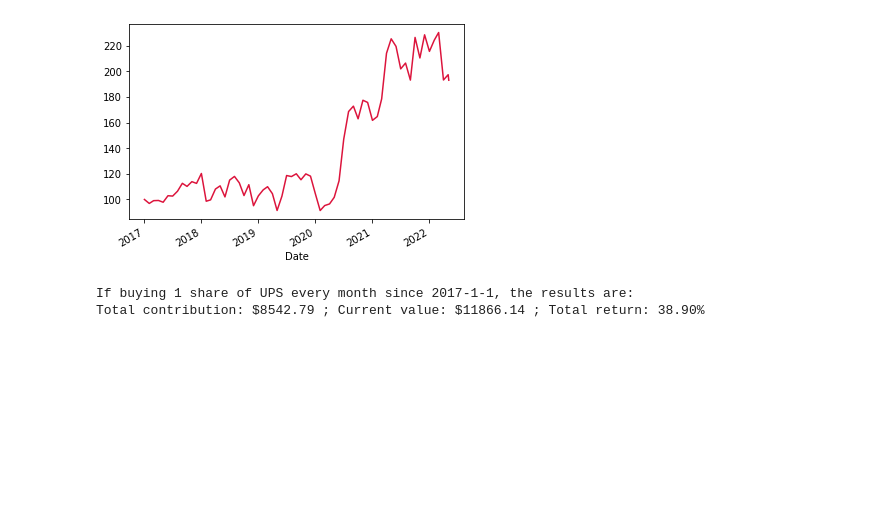
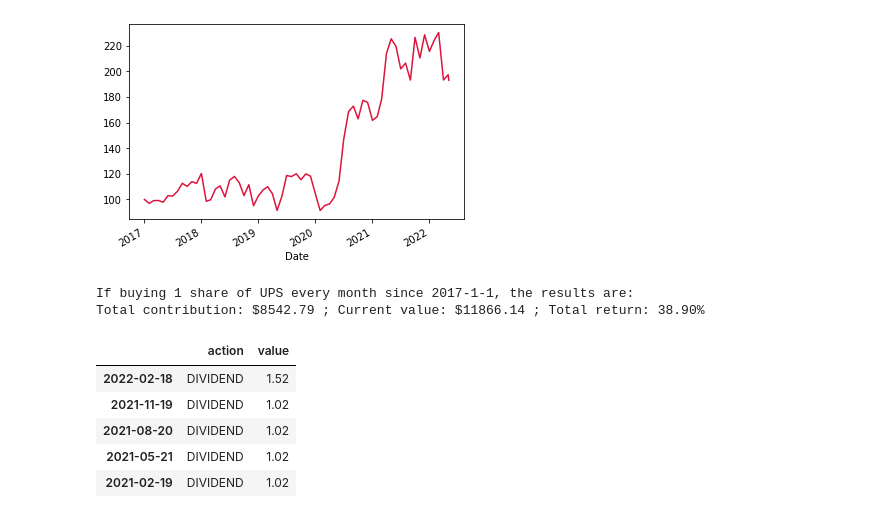
Before and after one commit to KuoLiang-hub/simulate-efficient-frontier-3tickers, a Jupyter notebook: single_stock_simple_analysis.ipynb, the cells around one changed output. Cells and saved outputs as stored; diff of their text form; code cells hidden in the pictures; blank space fills up the shorter version.

```diff
--- a/constanct-inv.ipynb
+++ b/single_stock_simple_analysis.ipynb
@@ -43,3 +44,17 @@ print(f"Total contribution: ${contribution :.2f} ; Current value: ${value :.2f}
 # %% [output]
 If buying 1 share of UPS every month since 2017-1-1, the results are:
 Total contribution: $8542.79 ; Current value: $11866.14 ; Total return: 38.90%
+# %%
+# dividend analysis
+
+dividends = pd.DataFrame()
+
+dividends = wb.DataReader(ticker,data_source = 'yahoo-dividends',start = start_date,) #use yahoo-actions see split.
+dividends.head()
+# %% [output]
+|  | action | value |
+| 2022-02-18 | DIVIDEND | 1.52 |
+| 2021-11-19 | DIVIDEND | 1.02 |
+| 2021-08-20 | DIVIDEND | 1.02 |
+| 2021-05-21 | DIVIDEND | 1.02 |
+| 2021-02-19 | DIVIDEND | 1.02 |
```
Also changed, not shown: parts of 4 cells of this notebook, 1 other file.
